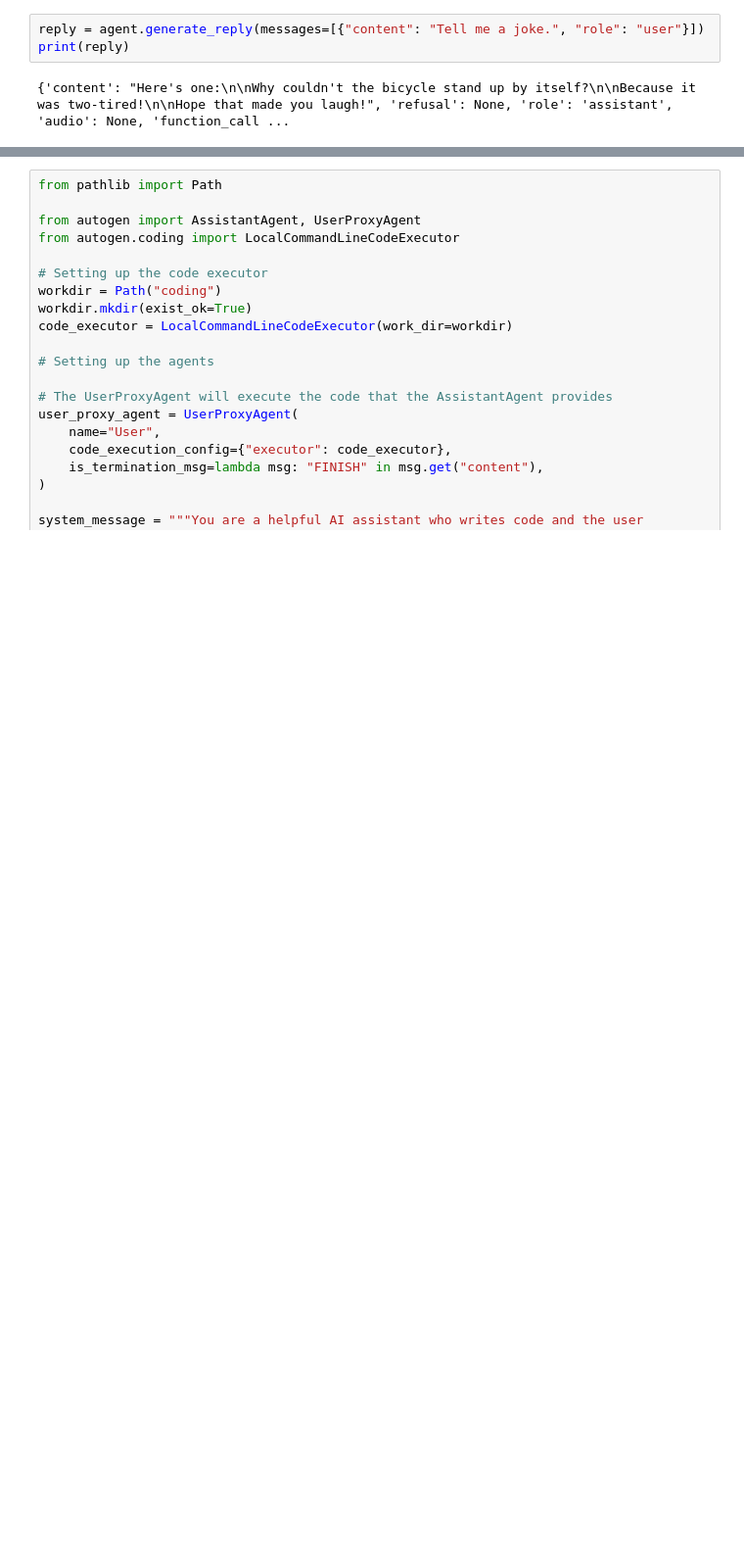
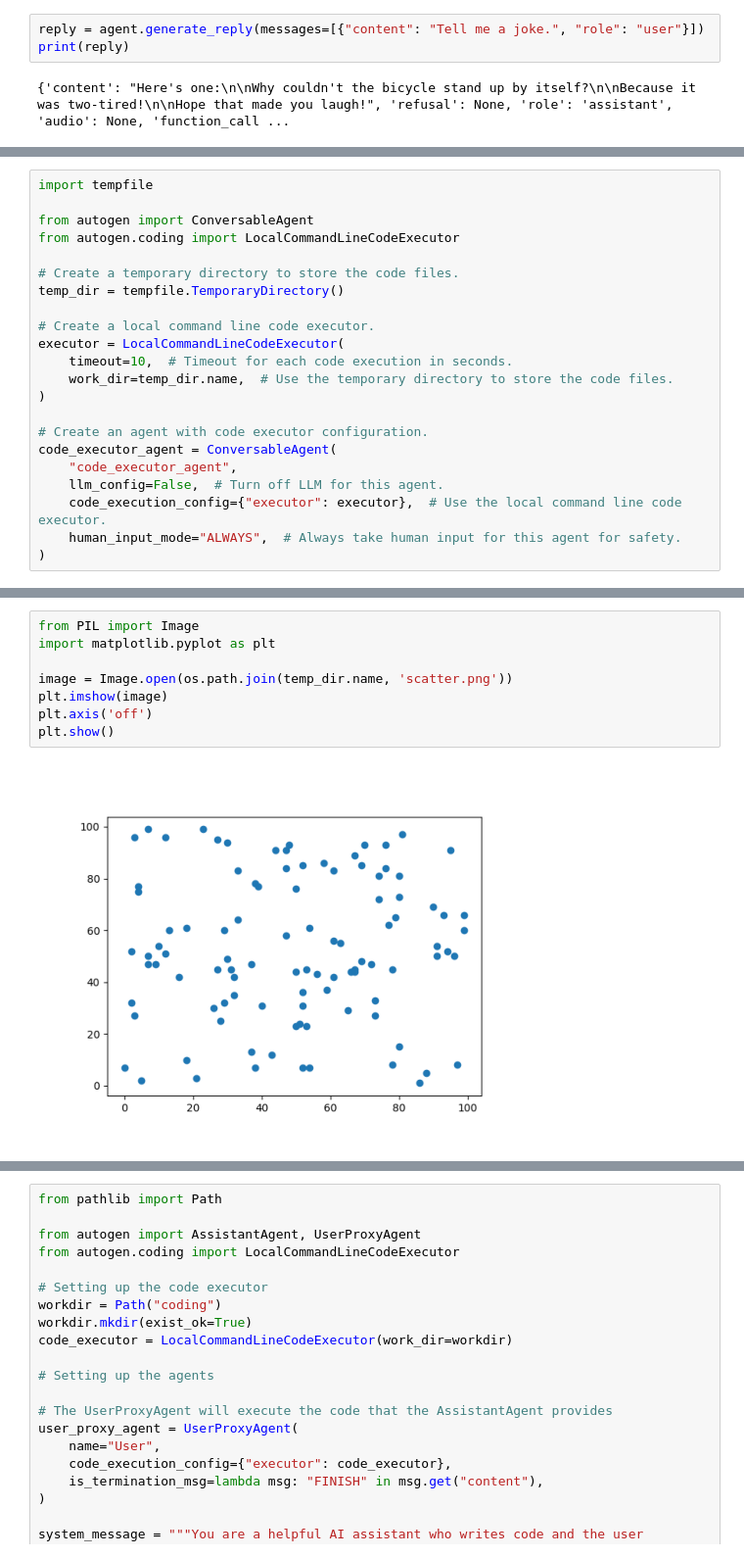
Before and after one commit to vkrisvasan/100days_OSL, a Jupyter notebook: 9_OSL_Autogen.ipynb, the cells around one changed output, grey strips where cells are left out. Shown at 98% size. Drawn from its saved outputs; the diff is of its cells as text; blank space fills up the shorter version.

```diff
--- a/9_OSL_Autogen.ipynb
+++ b/9_OSL_Autogen.ipynb
@@ -50,0 +124,22 @@ print(reply)
+# %%
+import tempfile
+
+from autogen import ConversableAgent
+from autogen.coding import LocalCommandLineCodeExecutor
+
+# Create a temporary directory to store the code files.
+temp_dir = tempfile.TemporaryDirectory()
+
+# Create a local command line code executor.
+executor = LocalCommandLineCodeExecutor(
+    timeout=10,  # Timeout for each code execution in seconds.
+    work_dir=temp_dir.name,  # Use the temporary directory to store the code files.
+)
+
+# Create an agent with code executor configuration.
+code_executor_agent = ConversableAgent(
+    "code_executor_agent",
+    llm_config=False,  # Turn off LLM for this agent.
+    code_execution_config={"executor": executor},  # Use the local command line code executor.
+    human_input_mode="ALWAYS",  # Always take human input for this agent for safety.
+)
@@ -50,0 +182,10 @@ print(reply)
+# %%
+from PIL import Image
+import matplotlib.pyplot as plt
+
+image = Image.open(os.path.join(temp_dir.name, 'scatter.png'))
+plt.imshow(image)
+plt.axis('off')
+plt.show()
+# %% [output]
+[figure, added]
```
Also changed, not shown: parts of 16 cells of this notebook.
